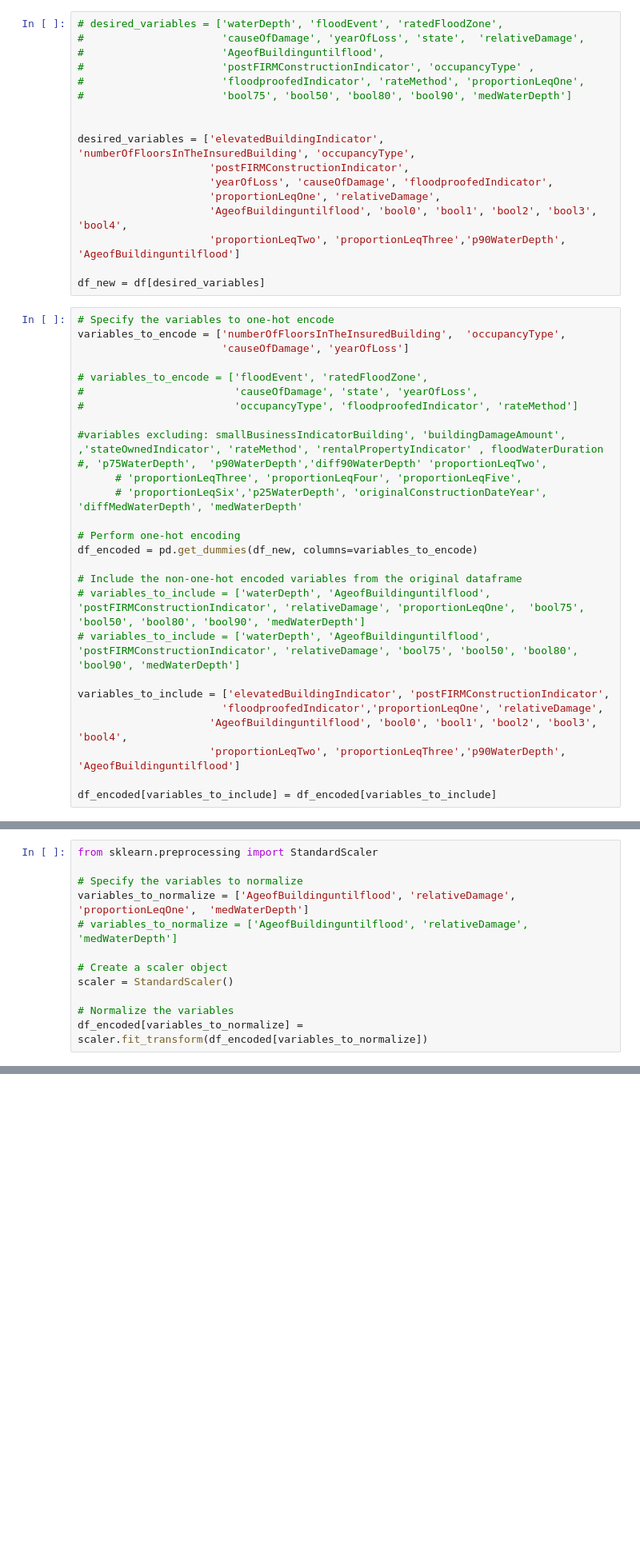
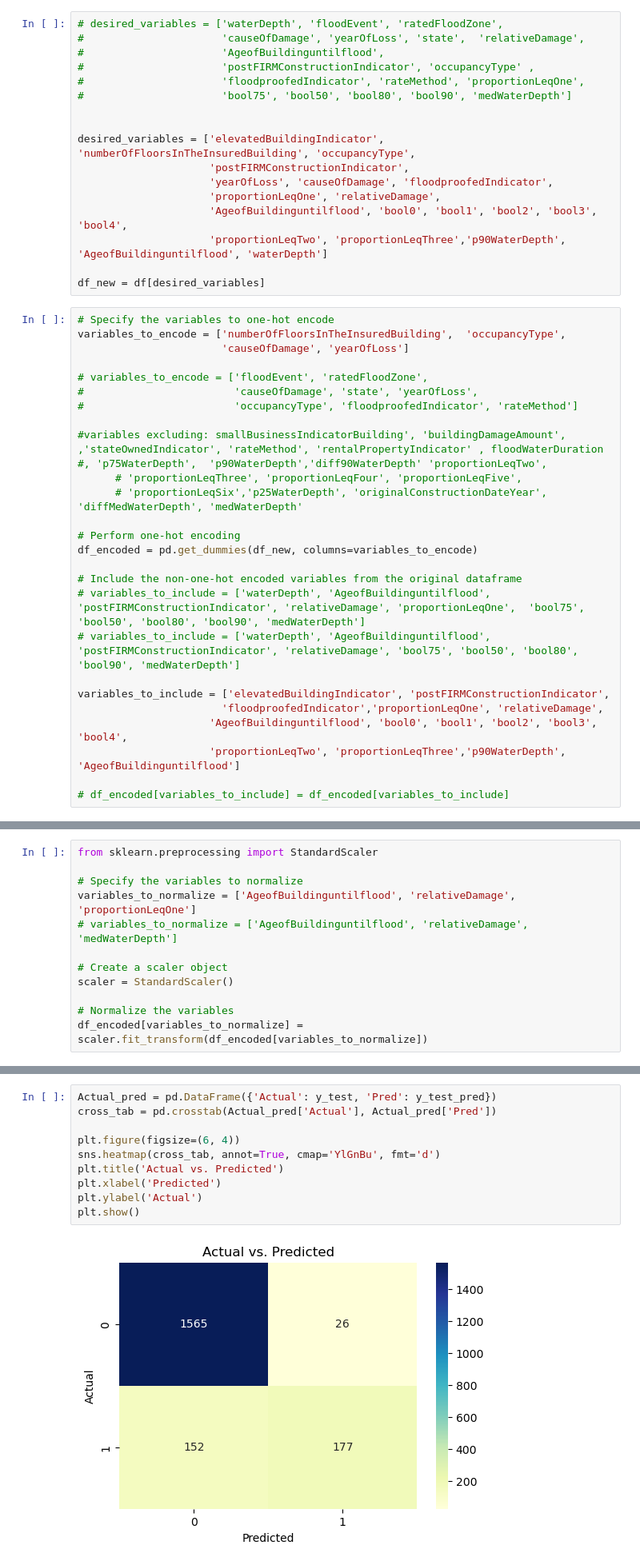
Before and after one commit to LayanKaushik/FloodClaimGeospatialImprovements, a Jupyter notebook: Code/Semi-supervised_detection.ipynb, the cells around one changed output, grey strips where cells are left out. Shown: that part at 80% size. Drawn from its saved outputs; the diff is of its cells as text; blank space fills up the shorter version.

```diff
--- a/Code/Semi-supervised_detection.ipynb
+++ b/Code/Semi-supervised_detection.ipynb
@@ -96,7 +96,7 @@ desired_variables = ['elevatedBuildingIndicator', 'numberOfFloorsInTheInsuredBui
                      'yearOfLoss', 'causeOfDamage', 'floodproofedIndicator',
                      'proportionLeqOne', 'relativeDamage',
                      'AgeofBuildinguntilflood', 'bool0', 'bool1', 'bool2', 'bool3', 'bool4',
-                     'proportionLeqTwo', 'proportionLeqThree','p90WaterDepth', 'AgeofBuildinguntilflood']
+                     'proportionLeqTwo', 'proportionLeqThree','p90WaterDepth', 'AgeofBuildinguntilflood', 'waterDepth']
 
 df_new = df[desired_variables]
 # %%
@@ -125,6 +125,6 @@ variables_to_include = ['elevatedBuildingIndicator', 'postFIRMConstructionIndica
                      'AgeofBuildinguntilflood', 'bool0', 'bool1', 'bool2', 'bool3', 'bool4',
                      'proportionLeqTwo', 'proportionLeqThree','p90WaterDepth', 'AgeofBuildinguntilflood']
 
-df_encoded[variables_to_include] = df_encoded[variables_to_include]
+# df_encoded[variables_to_include] = df_encoded[variables_to_include]
 # %%
 df_copy = df_encoded.copy()
@@ -132,7 +135,7 @@ df_copy = df_encoded.copy()
 from sklearn.preprocessing import StandardScaler
 
 # Specify the variables to normalize
-variables_to_normalize = ['AgeofBuildinguntilflood', 'relativeDamage', 'proportionLeqOne',  'medWaterDepth']
+variables_to_normalize = ['AgeofBuildinguntilflood', 'relativeDamage', 'proportionLeqOne']
 # variables_to_normalize = ['AgeofBuildinguntilflood', 'relativeDamage',  'medWaterDepth']
 
 # Create a scaler object
@@ -213,3 +240,15 @@ pd.crosstab(Actual_pred['Actual'],Actual_pred['Pred'])
+# %%
+Actual_pred = pd.DataFrame({'Actual': y_test, 'Pred': y_test_pred})
+cross_tab = pd.crosstab(Actual_pred['Actual'], Actual_pred['Pred'])
+
+plt.figure(figsize=(6, 4))
+sns.heatmap(cross_tab, annot=True, cmap='YlGnBu', fmt='d')
+plt.title('Actual vs. Predicted')
+plt.xlabel('Predicted')
+plt.ylabel('Actual')
+plt.show()
+# %% [output]
+[figure, added]
 # %%
 df_train_new = pd.DataFrame(X_train)
 df_columns = df_train_new.columns
```
Also changed, not shown: parts of 37 cells of this notebook.
